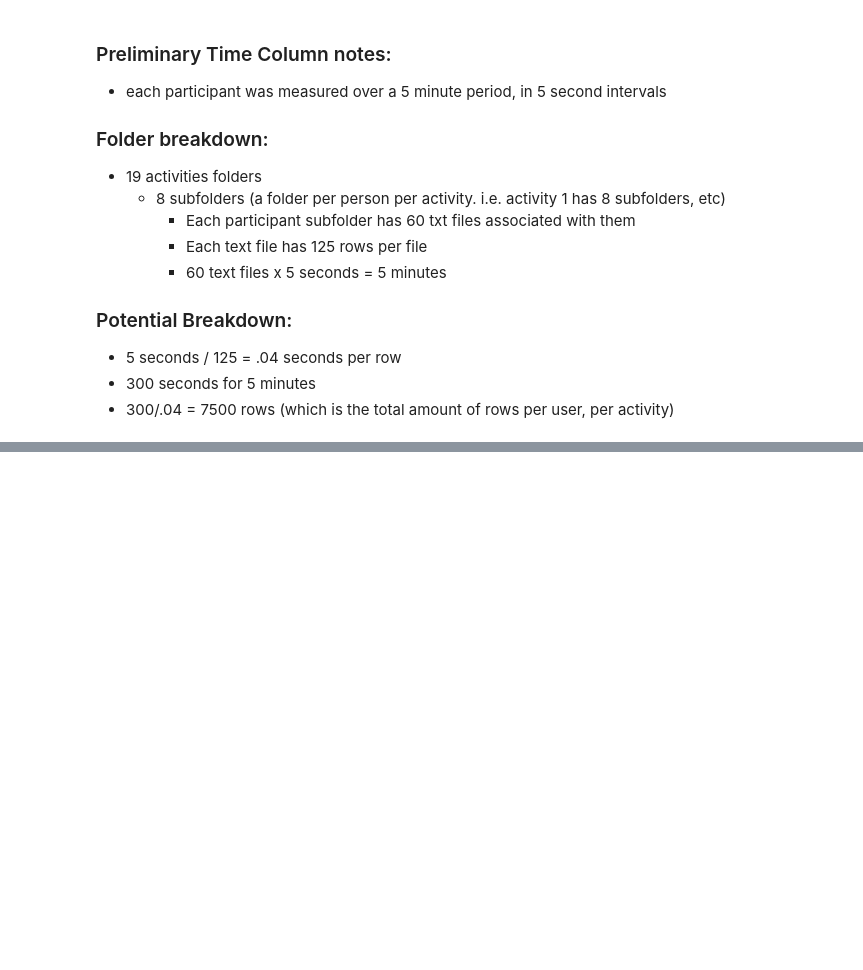
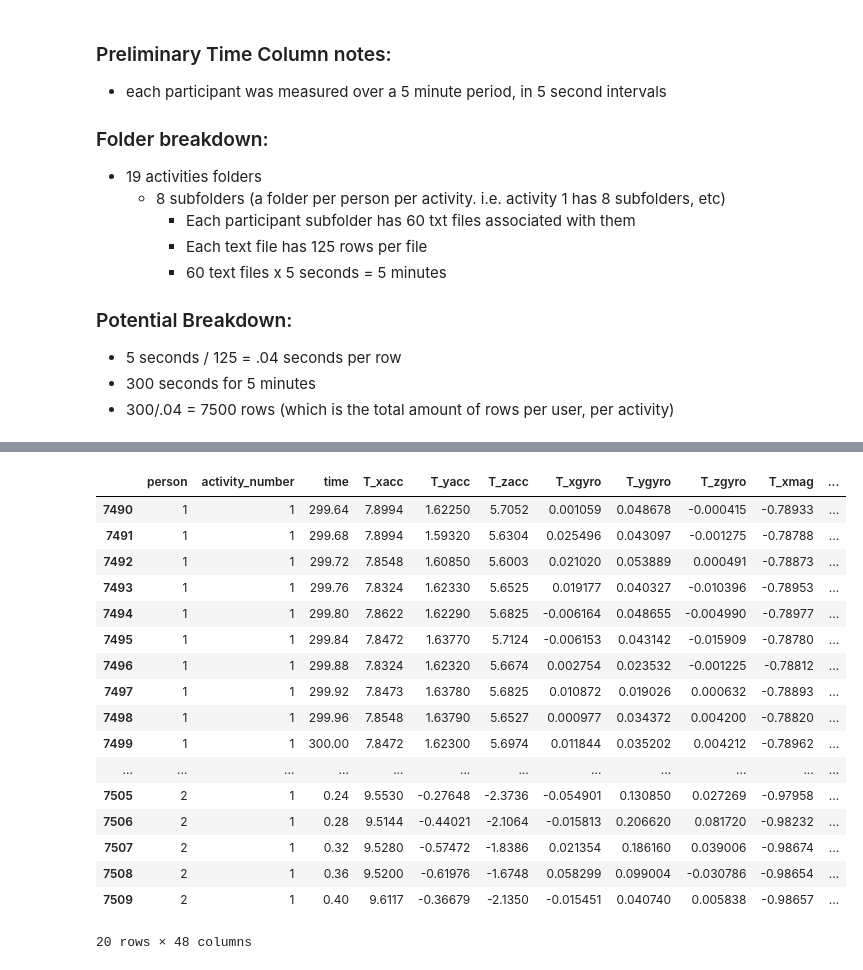
Before and after one commit to egitit/Predicitng_Activities_from_Motion_Data, a Jupyter notebook: data_journey/adding_time_column.ipynb, the cells around one changed output, grey strips where cells are left out. Saved outputs shown, nothing was run; the diff lists cells and outputs as text; code cells hidden in the pictures; blank space fills up the shorter version.

Commit message:
successfully added a time metric to each activity to compare against

```diff
--- a/data_journey/adding_time_column.ipynb
+++ b/data_journey/adding_time_column.ipynb
@@ -73,0 +63,4 @@ lst = []
+# %%
+# Turn the list into a dataframe
+time_df = pd.DataFrame(test, columns=['time'])
+time_df
@@ -73,0 +81,18 @@ lst = []
+# %%
+# Add the time column to existing dataframe
+df['time'] = time_df
+# %%
+new_order = [
+       'person', 'activity_number', 'time', 'T_xacc', 'T_yacc', 'T_zacc', 'T_xgyro',
+       'T_ygyro', 'T_zgyro', 'T_xmag', 'T_ymag', 'T_zmag', 'RA_xacc',
+       'RA_yacc', 'RA_zacc', 'RA_xgyro', 'RA_ygyro', 'RA_zgyro', 'RA_xmag',
+       'RA_ymag', 'RA_zmag', 'LA_xacc', 'LA_yacc', 'LA_zacc', 'LA_xgyro',
+       'LA_ygyro', 'LA_zgyro', 'LA_xmag', 'LA_ymag', 'LA_zmag', 'RL_xacc',
+       'RL_yacc', 'RL_zacc', 'RL_xgyro', 'RL_ygyro', 'RL_zgyro', 'RL_xmag',
+       'RL_ymag', 'RL_zmag', 'LL_xacc', 'LL_yacc', 'LL_zacc', 'LL_xgyro',
+       'LL_ygyro', 'LL_zgyro', 'LL_xmag', 'LL_ymag', 'LL_zmag'
+            ]
+# %%
+# Reindex dataframe columns so time is ahead of the measurements
+df = df.reindex(columns=new_order)
+df
@@ -73,0 +113,23 @@ lst = []
+# %%
+# Test for time resetting at the required points
+df.iloc[7490:7510]
+# Time is resetting every 7500 rows (which is the total amount of rows per person, per activity.)
+# %% [output]
+|  | person | activity_number | time | T_xacc | T_yacc | T_zacc | T_xgyro | T_ygyro | T_zgyro | T_xmag | ... |
+| 7490 | 1 | 1 | 299.64 | 7.8994 | 1.62250 | 5.7052 | 0.001059 | 0.048678 | -0.000415 | -0.78933 | ... |
+| 7491 | 1 | 1 | 299.68 | 7.8994 | 1.59320 | 5.6304 | 0.025496 | 0.043097 | -0.001275 | -0.78788 | ... |
+| 7492 | 1 | 1 | 299.72 | 7.8548 | 1.60850 | 5.6003 | 0.021020 | 0.053889 | 0.000491 | -0.78873 | ... |
+| 7493 | 1 | 1 | 299.76 | 7.8324 | 1.62330 | 5.6525 | 0.019177 | 0.040327 | -0.010396 | -0.78953 | ... |
+| 7494 | 1 | 1 | 299.80 | 7.8622 | 1.62290 | 5.6825 | -0.006164 | 0.048655 | -0.004990 | -0.78977 | ... |
+| 7495 | 1 | 1 | 299.84 | 7.8472 | 1.63770 | 5.7124 | -0.006153 | 0.043142 | -0.015909 | -0.78780 | ... |
+| 7496 | 1 | 1 | 299.88 | 7.8324 | 1.62320 | 5.6674 | 0.002754 | 0.023532 | -0.001225 | -0.78812 | ... |
+| 7497 | 1 | 1 | 299.92 | 7.8473 | 1.63780 | 5.6825 | 0.010872 | 0.019026 | 0.000632 | -0.78893 | ... |
+| 7498 | 1 | 1 | 299.96 | 7.8548 | 1.63790 | 5.6527 | 0.000977 | 0.034372 | 0.004200 | -0.78820 | ... |
+| 7499 | 1 | 1 | 300.00 | 7.8472 | 1.62300 | 5.6974 | 0.011844 | 0.035202 | 0.004212 | -0.78962 | ... |
+| ... | ... | ... | ... | ... | ... | ... | ... | ... | ... | ... | ... |
+| 7505 | 2 | 1 | 0.24 | 9.5530 | -0.27648 | -2.3736 | -0.054901 | 0.130850 | 0.027269 | -0.97958 | ... |
+| 7506 | 2 | 1 | 0.28 | 9.5144 | -0.44021 | -2.1064 | -0.015813 | 0.206620 | 0.081720 | -0.98232 | ... |
+| 7507 | 2 | 1 | 0.32 | 9.5280 | -0.57472 | -1.8386 | 0.021354 | 0.186160 | 0.039006 | -0.98674 | ... |
+| 7508 | 2 | 1 | 0.36 | 9.5200 | -0.61976 | -1.6748 | 0.058299 | 0.099004 | -0.030786 | -0.98654 | ... |
+| 7509 | 2 | 1 | 0.40 | 9.6117 | -0.36679 | -2.1350 | -0.015451 | 0.040740 | 0.005838 | -0.98657 | ... |
+20 rows × 48 columns
```
Also changed, not shown: parts of 13 cells of this notebook.
